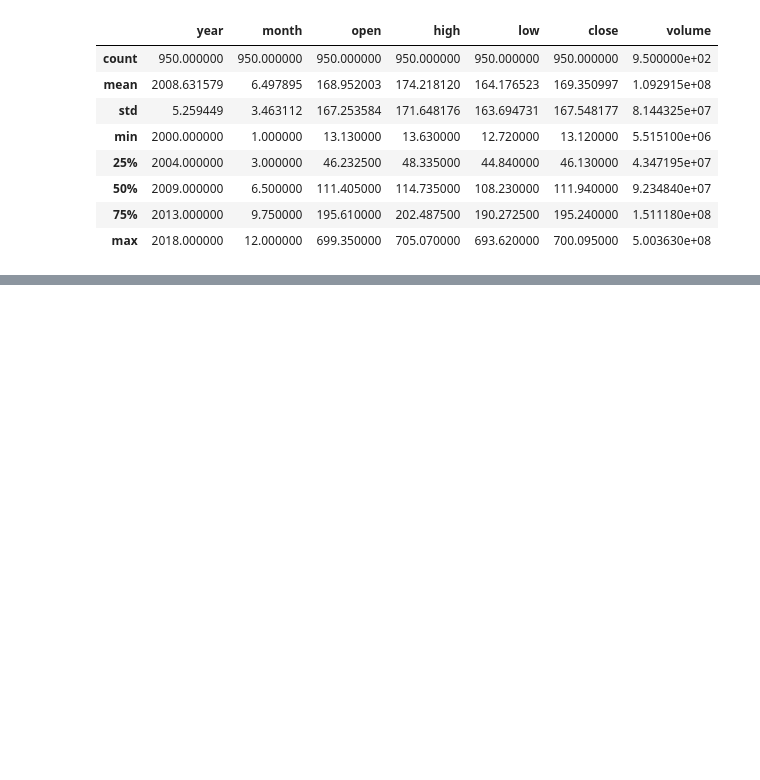
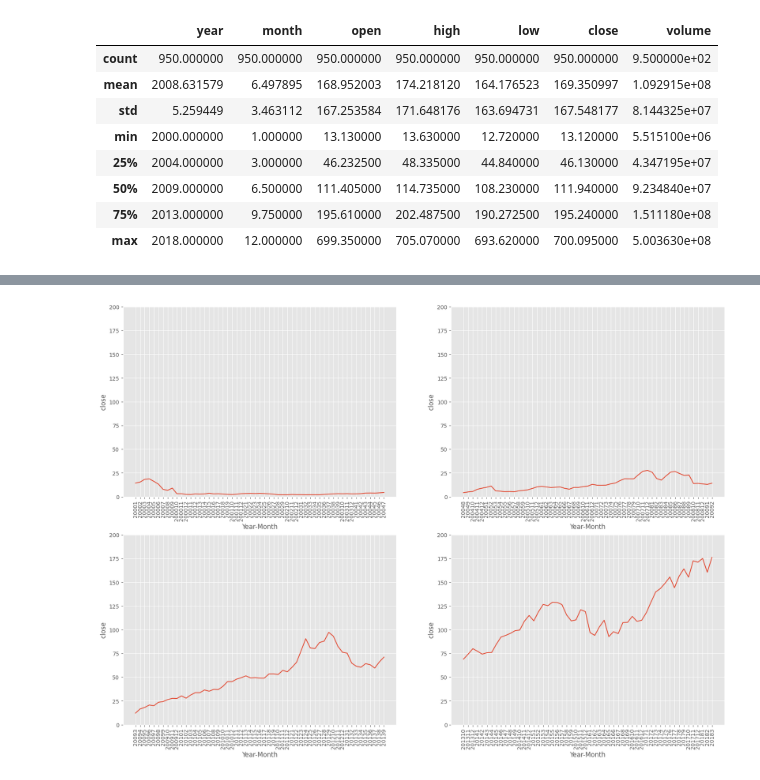
Before and after one commit to mukesh-chevula/Machine-Learning-in-Finance, a Jupyter notebook: Financial Data Understanding, EDA, and Feature Engineering/Main.ipynb, the cells around one changed output, grey strips where cells are left out. Drawn from its saved outputs; the diff is of its cells as text; code cells hidden in the pictures; blank space fills up the shorter version.

```diff
--- a/Financial Data Understanding, EDA, and Feature Engineering/Main.ipynb
+++ b/Financial Data Understanding, EDA, and Feature Engineering/Main.ipynb
@@ -64,0 +134,7 @@ stock.describe()
+# %%
+index = stock_agg.index[(stock_agg.year == 2014) & (stock_agg.month == 6)].to_list()[0]
+# %%
+split_adjusted_data = stock_agg.loc[0:index,'close']/7
+split_adjusted_data = pd.concat([split_adjusted_data, stock_agg.loc[index+1:len(stock_agg), 'close']])
+# %%
+stock_agg['close'] = split_adjusted_data
@@ -64,0 +155,4 @@ stock.describe()
+# %%
+get_scatterplot(stock_agg,"close", [0,200])
+# %% [output]
+[figure, added]
```
Also changed, not shown: parts of 32 cells of this notebook.
